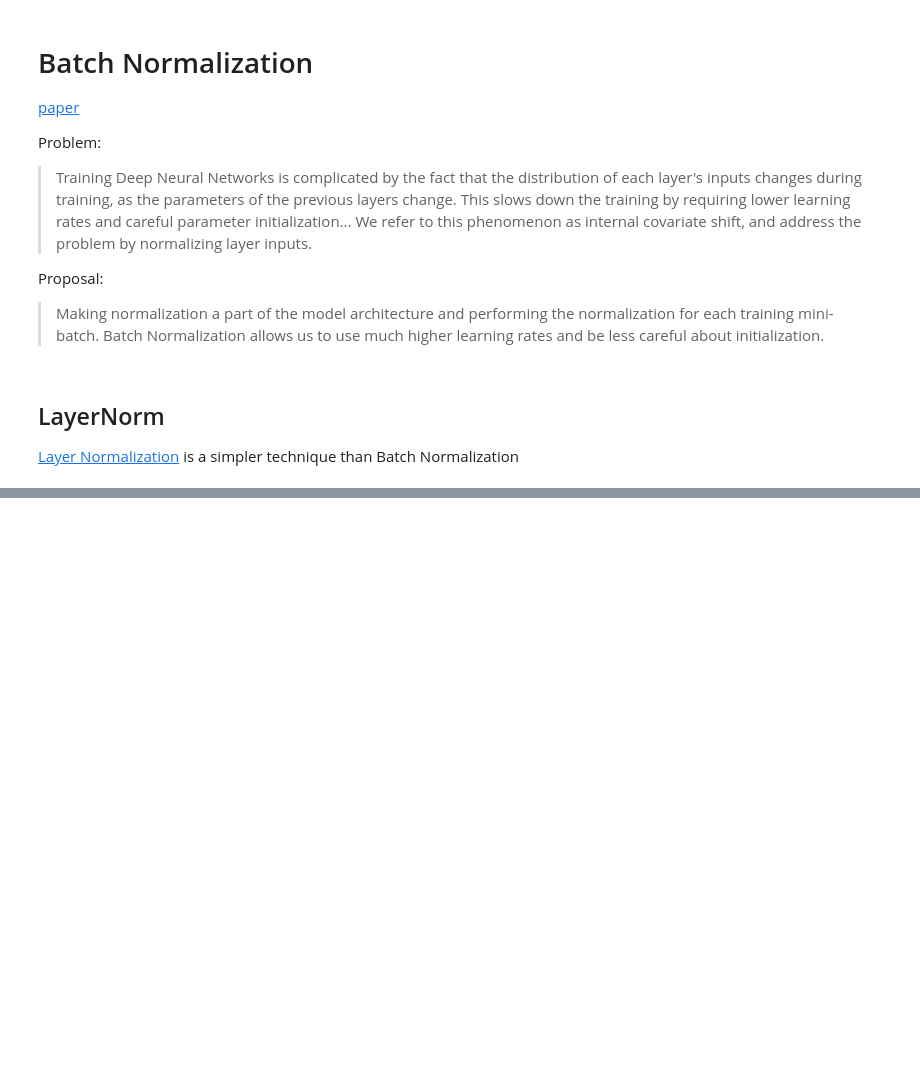
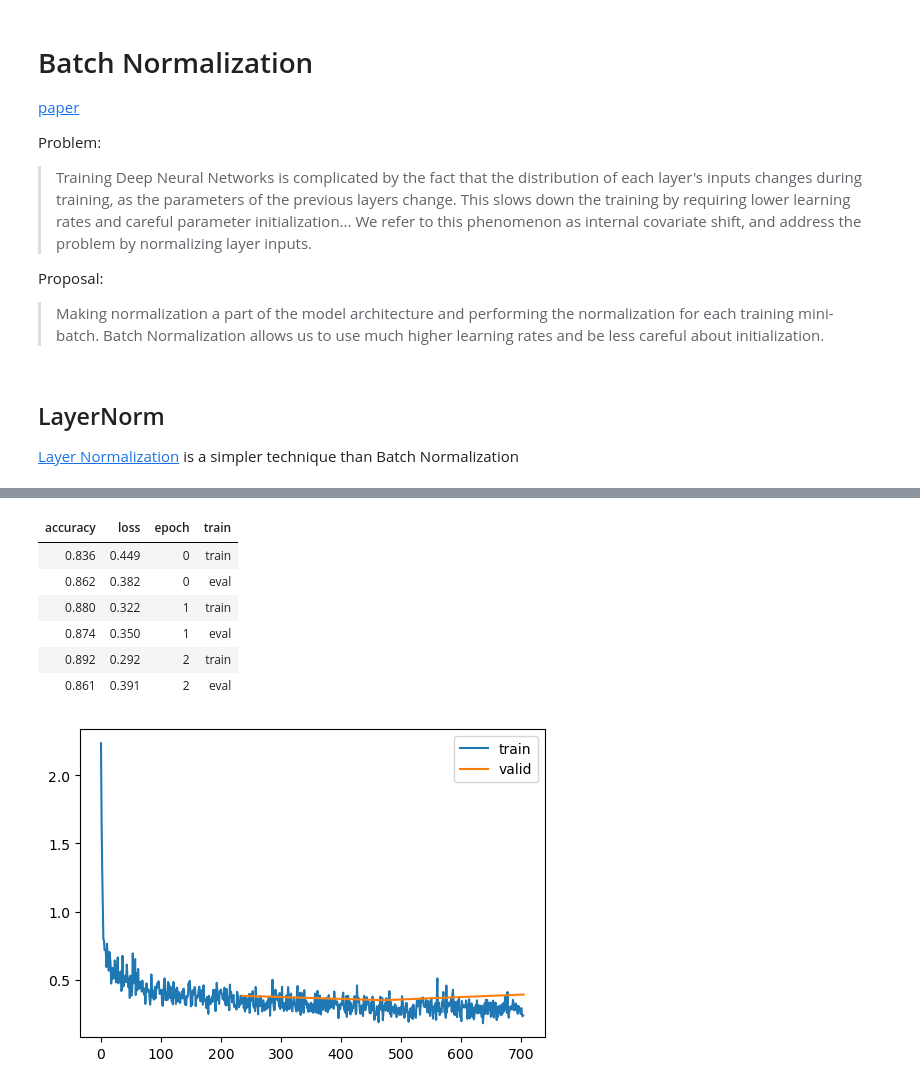
Before and after one commit to darkknightxi/little_ai, a Jupyter notebook: nbs/initializing.ipynb, the cells around one changed output, grey strips where cells are left out. Drawn from its saved outputs; the diff is of its cells as text; code cells hidden in the pictures; blank space fills up the shorter version.

```diff
--- a/nbs/initializing.ipynb
+++ b/nbs/initializing.ipynb
@@ -443,0 +479,16 @@ learn.fit(3)
+# %%
+dls = DataLoaders.from_dd(tds, 256)
+# %%
+set_seed(42)
+model = get_model(act_gr, norm=nn.BatchNorm2d).apply(iw)
+learn = MomentumLearner(model, dls, F.cross_entropy, lr=0.2, cbs=cbs)
+learn.fit(3)
+# %% [output]
+| accuracy | loss | epoch | train |
+| 0.836 | 0.449 | 0 | train |
+| 0.862 | 0.382 | 0 | eval |
+| 0.880 | 0.322 | 1 | train |
+| 0.874 | 0.350 | 1 | eval |
+| 0.892 | 0.292 | 2 | train |
+| 0.861 | 0.391 | 2 | eval |
+[figure, added]
```
Also changed, not shown: parts of 9 cells of this notebook.
